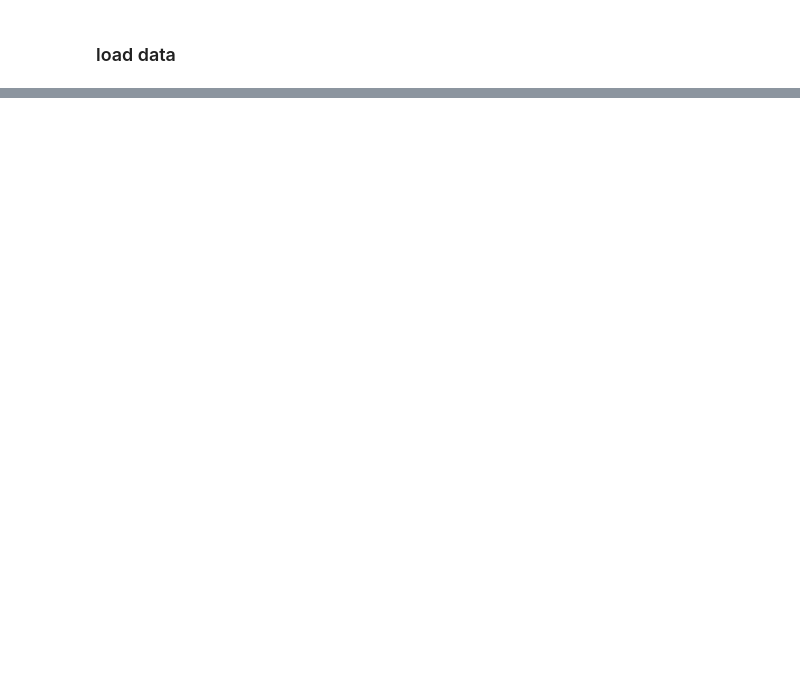
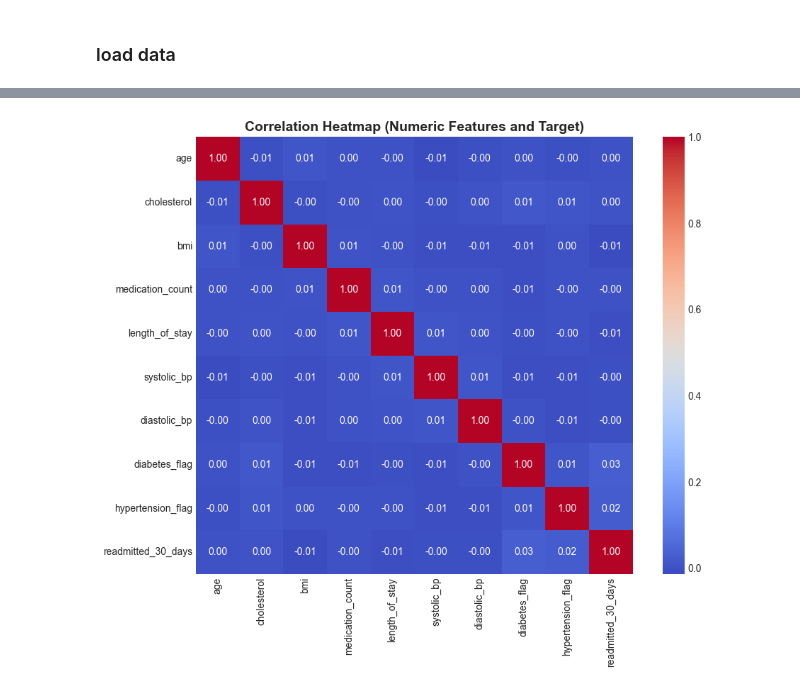
Before and after one commit to albertokabore/Hospital-Readmission-Prediction, a Jupyter notebook: notebooks/Readmission_Project.ipynb, the cells around one changed output, grey strips where cells are left out. Drawn from its saved outputs; the diff is of its cells as text; code cells hidden in the pictures; blank space fills up the shorter version.

```diff
--- a/notebooks/Readmission_Project.ipynb
+++ b/notebooks/Readmission_Project.ipynb
@@ -535,0 +219,26 @@ for name, pipe in pipelines.items():
+# %%
+print("\n" + "=" * 70)
+print("3. FEATURE PREPROCESSING AND BASIC ANALYSIS")
+print("=" * 70)
+
+df_engineered = df.copy()
+
+if "blood_pressure" in df_engineered.columns:
+    bp_split = df_engineered["blood_pressure"].str.split("/", expand=True)
+    df_engineered["systolic_bp"] = pd.to_numeric(bp_split[0], errors="ignore")
+    df_engineered["diastolic_bp"] = pd.to_numeric(bp_split[1], errors="ignore")
+
+if "diabetes" in df_engineered.columns:
+    df_engineered["diabetes_flag"] = df_engineered["diabetes"].map({"Yes": 1, "No": 0})
+if "hypertension" in df_engineered.columns:
+    df_engineered["hypertension_flag"] = df_engineered["hypertension"].map({"Yes": 1, "No": 0})
+
+numeric_features = [
+    col for col in [
+        "age", "cholesterol", "bmi", "medication_count", "length_of_stay",
+        "systolic_bp", "diastolic_bp", "diabetes_flag", "hypertension_flag"
+    ] if col in df_engineered.columns
+]
+
+print(f"Analyzing {len(numeric_features)} numeric features:")
+print(numeric_features)
@@ -535,0 +305,11 @@ for name, pipe in pipelines.items():
+# %%
+corr_features = numeric_features + [target_col]
+corr_matrix = df_engineered[corr_features].corr()
+
+plt.figure(figsize=(10, 8))
+sns.heatmap(corr_matrix, annot=True, fmt=".2f", cmap="coolwarm", square=True)
+plt.title("Correlation Heatmap (Numeric Features and Target)", fontsize=14, fontweight="bold")
+plt.tight_layout()
+plt.show()
+# %% [output]
+[figure, added]
```
Also changed, not shown: parts of 65 cells of this notebook, 2 other files.
